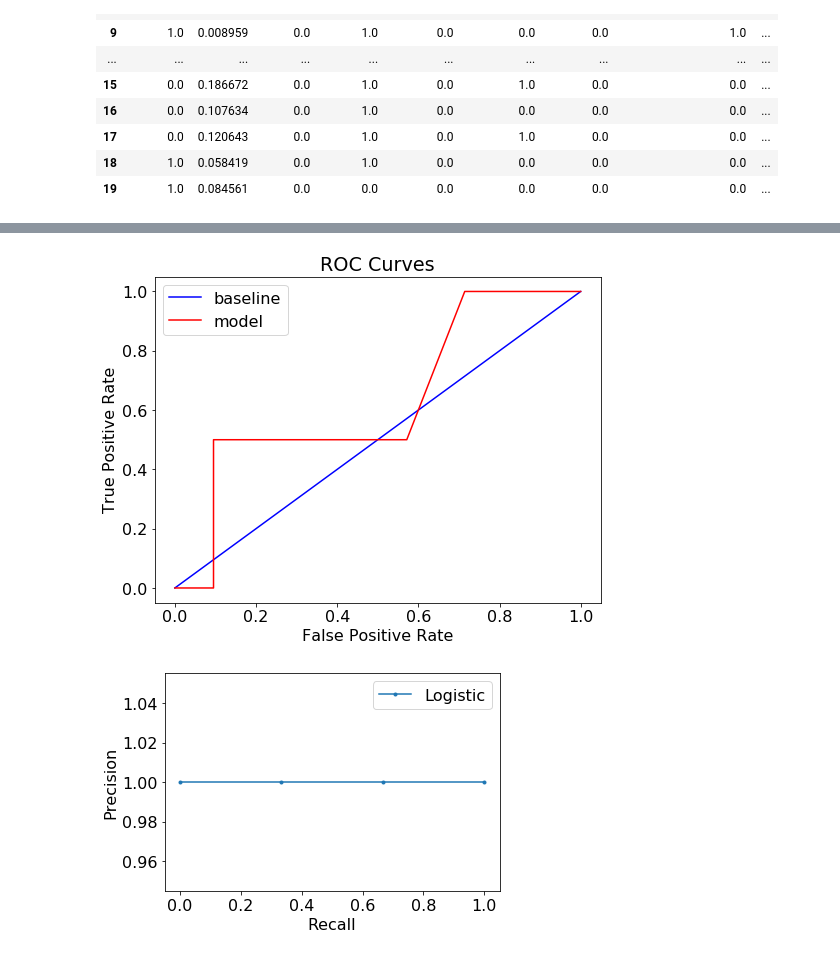
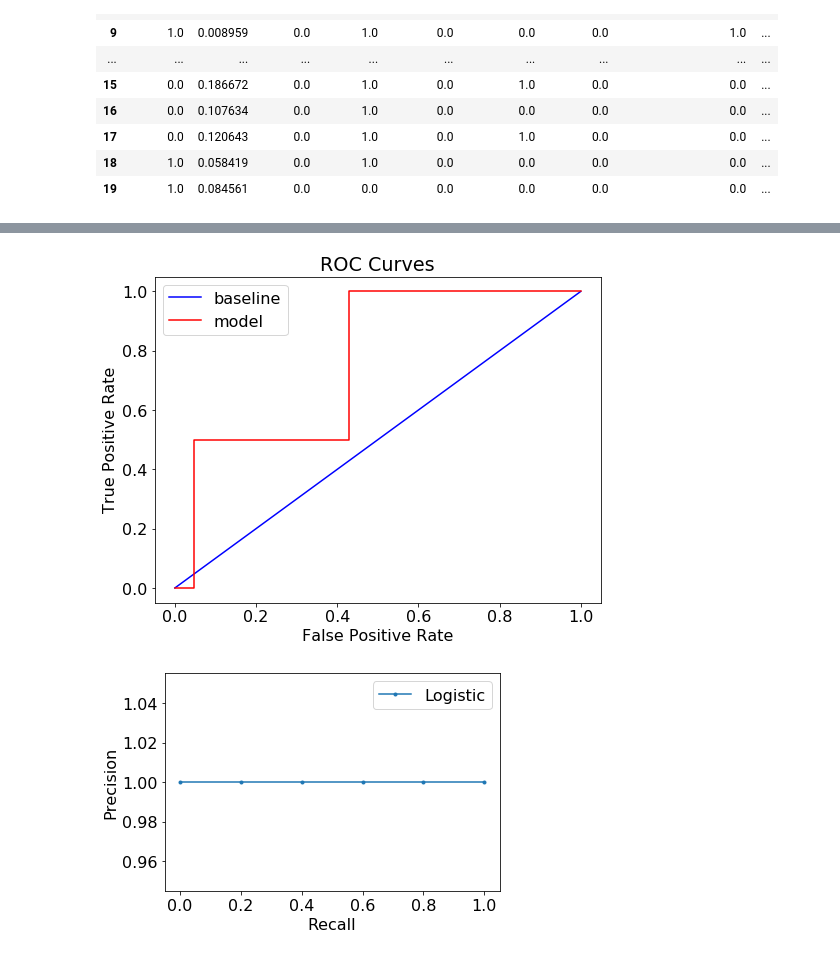
Before and after one commit to nitro41992/cs634-final-project, a Jupyter notebook: Scar Report.ipynb, the cells around one changed output, grey strips where cells are left out. Cells and saved outputs as stored; diff of their text form; code cells hidden in the pictures.

```diff
--- a/Scar Report.ipynb
+++ b/Scar Report.ipynb
@@ -33,7 +33,7 @@ le_sloe = preprocessing.LabelEncoder()
 # %%
 # Establishing Random Forest Classifier and MinMaxScalar to normalize all features
 
-model = RandomForestClassifier(n_estimators=50,
+model = RandomForestClassifier(n_estimators=100,
                                bootstrap = True,
                                max_features = 'sqrt')
 scaler = MinMaxScaler(feature_range=(0, 1))
@@ -197,40 +197,36 @@ train, test, train_labels, test_labels = train_test_split(f,
                                          l,
                                          stratify = l,
                                          test_size = 0.3,
                                          random_state = RSEED)
 
 model.fit(train, train_labels)
 
-train_predictions = model.predict(train)
-train_probs = model.predict_proba(train)[:, 1]
-
-
 # Testing predictions (to determine performance)
 predictions = model.predict(test)
 probs = model.predict_proba(test)[:, 1]
 
 
-def evaluate_model(predictions, probs, train_predictions, train_probs):
+def evaluate_model(predictions, probs):
 
     # Calculate false positive rates and true positive rates
     base_fpr, base_tpr, _ = roc_curve(test_labels, [1 for _ in range(len(test_labels))])
     model_fpr, model_tpr, _ = roc_curve(test_labels, probs)
 
     plt.figure(figsize = (8, 6))
     plt.rcParams['font.size'] = 16
 
     # Plot both curves
     plt.plot(base_fpr, base_tpr, 'b', label = 'baseline')
     plt.plot(model_fpr, model_tpr, 'r', label = 'model')
     plt.legend();
     plt.xlabel('False Positive Rate');
     plt.ylabel('True Positive Rate'); plt.title('ROC Curves');
     plt.show();
 
-evaluate_model(predictions, probs, train_predictions, train_probs)
+evaluate_model(predictions, probs)
 plt.show('roc_auc_curve.png')
 # %% [output]
-[figure, old version]
+[figure, new version]
 # %%
 # predict class values
 precision, recall, _ = precision_recall_curve(predictions, probs)
@@ -248,4 +244,4 @@ plt.legend()
 # show the plot
 plt.show()
 # %% [output]
-[figure, old version]
+[figure, new version]
```
Also changed, not shown: parts of 2 cells of this notebook, 2 other files.
